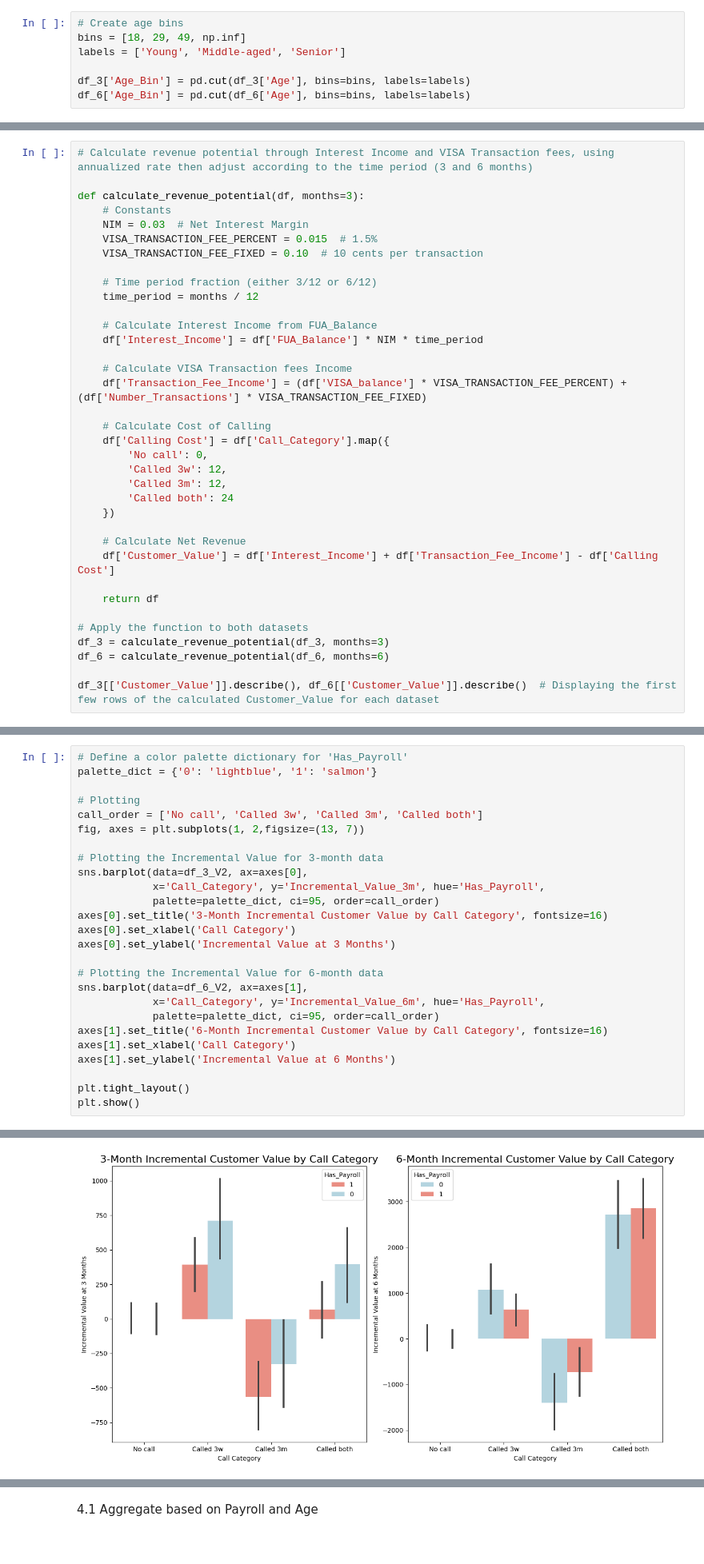
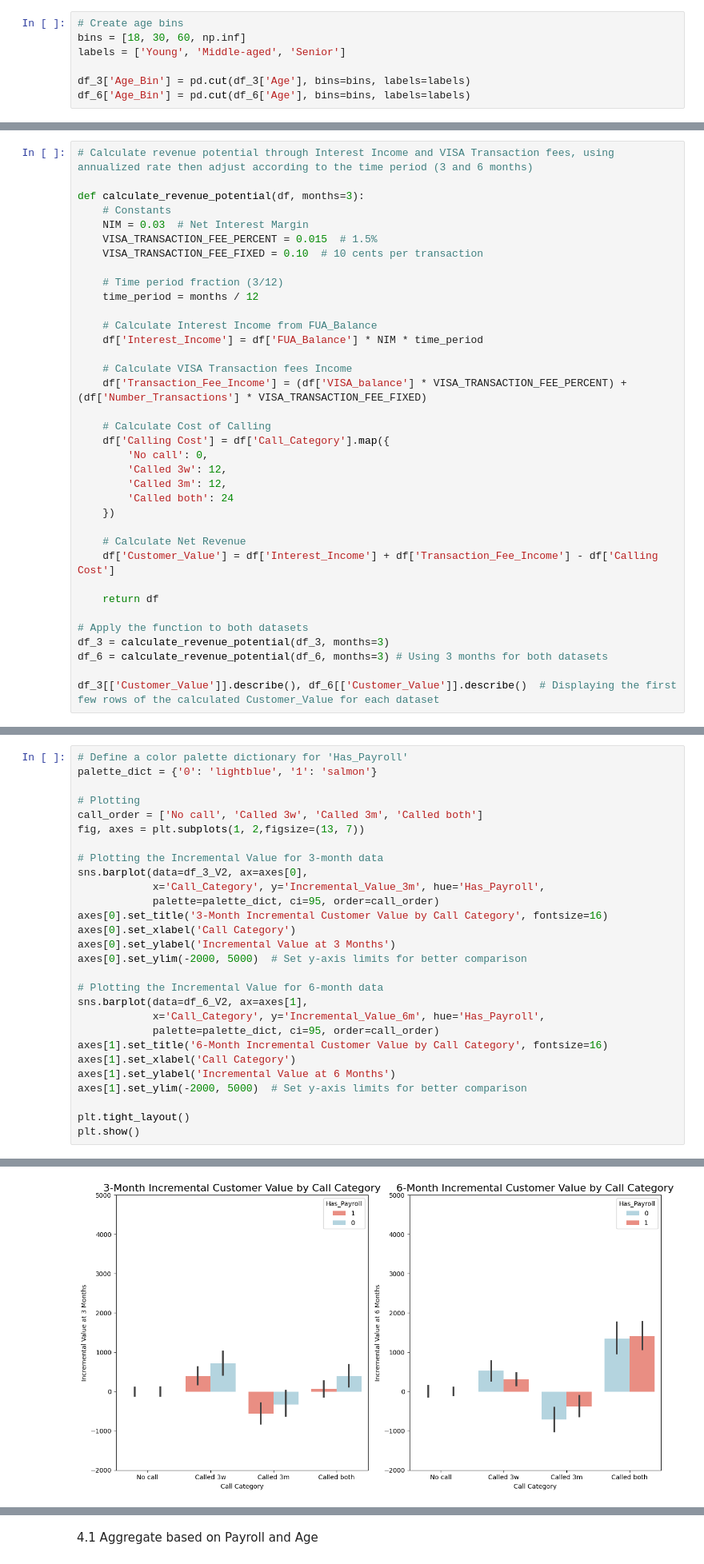
Before and after one commit to Au-Jonathan/CMPT889_A1, a Jupyter notebook: CMPT_889_Assignment_1.ipynb, the cells around one changed output, grey strips where cells are left out. Shown at 80% size. Drawn from its saved outputs; the diff is of its cells as text.

```diff
--- a/CMPT_889_Assignment_1.ipynb
+++ b/CMPT_889_Assignment_1.ipynb
@@ -83,7 +83,7 @@ df_3['Age'].describe(), df_6['Age'].describe()
  Name: Age, dtype: float64)
 # %%
 # Create age bins
-bins = [18, 29, 49, np.inf]
+bins = [18, 30, 60, np.inf]
 labels = ['Young', 'Middle-aged', 'Senior']
 
 df_3['Age_Bin'] = pd.cut(df_3['Age'], bins=bins, labels=labels)
@@ -152,7 +152,7 @@ def calculate_revenue_potential(df, months=3):
     VISA_TRANSACTION_FEE_PERCENT = 0.015  # 1.5%
     VISA_TRANSACTION_FEE_FIXED = 0.10  # 10 cents per transaction
 
-    # Time period fraction (either 3/12 or 6/12)
+    # Time period fraction (3/12)
     time_period = months / 12
 
     # Calculate Interest Income from FUA_Balance
@@ -176,7 +176,7 @@ def calculate_revenue_potential(df, months=3):
 
 # Apply the function to both datasets
 df_3 = calculate_revenue_potential(df_3, months=3)
-df_6 = calculate_revenue_potential(df_6, months=6)
+df_6 = calculate_revenue_potential(df_6, months=3) # Using 3 months for both datasets
 
 df_3[['Customer_Value']].describe(), df_6[['Customer_Value']].describe()  # Displaying the first few rows of the calculated Customer_Value for each dataset
 # %% [output]
@@ -290,34 +292,36 @@ palette_dict = {'0': 'lightblue', '1': 'salmon'}
 # Plotting
 call_order = ['No call', 'Called 3w', 'Called 3m', 'Called both']
 fig, axes = plt.subplots(1, 2,figsize=(13, 7))
 
 # Plotting the Incremental Value for 3-month data
 sns.barplot(data=df_3_V2, ax=axes[0],
             x='Call_Category', y='Incremental_Value_3m', hue='Has_Payroll',
             palette=palette_dict, ci=95, order=call_order)
 axes[0].set_title('3-Month Incremental Customer Value by Call Category', fontsize=16)
 axes[0].set_xlabel('Call Category')
 axes[0].set_ylabel('Incremental Value at 3 Months')
+axes[0].set_ylim(-2000, 5000)  # Set y-axis limits for better comparison
 
 # Plotting the Incremental Value for 6-month data
 sns.barplot(data=df_6_V2, ax=axes[1],
             x='Call_Category', y='Incremental_Value_6m', hue='Has_Payroll',
             palette=palette_dict, ci=95, order=call_order)
 axes[1].set_title('6-Month Incremental Customer Value by Call Category', fontsize=16)
 axes[1].set_xlabel('Call Category')
 axes[1].set_ylabel('Incremental Value at 6 Months')
+axes[1].set_ylim(-2000, 5000)  # Set y-axis limits for better comparison
 
 plt.tight_layout()
 plt.show()
 # %% [output]
 The `ci` parameter is deprecated. Use `errorbar=('ci', 95)` for the same effect.
 
   sns.barplot(data=df_3_V2, ax=axes[0],
 
 The `ci` parameter is deprecated. Use `errorbar=('ci', 95)` for the same effect.
 
   sns.barplot(data=df_6_V2, ax=axes[1],
-[figure, old version]
+[figure, new version]
 # %% [markdown]
 Taking Payroll into consideration, the pattern is similar to the one without payroll.
 
```
Also changed, not shown: parts of 17 cells of this notebook.
